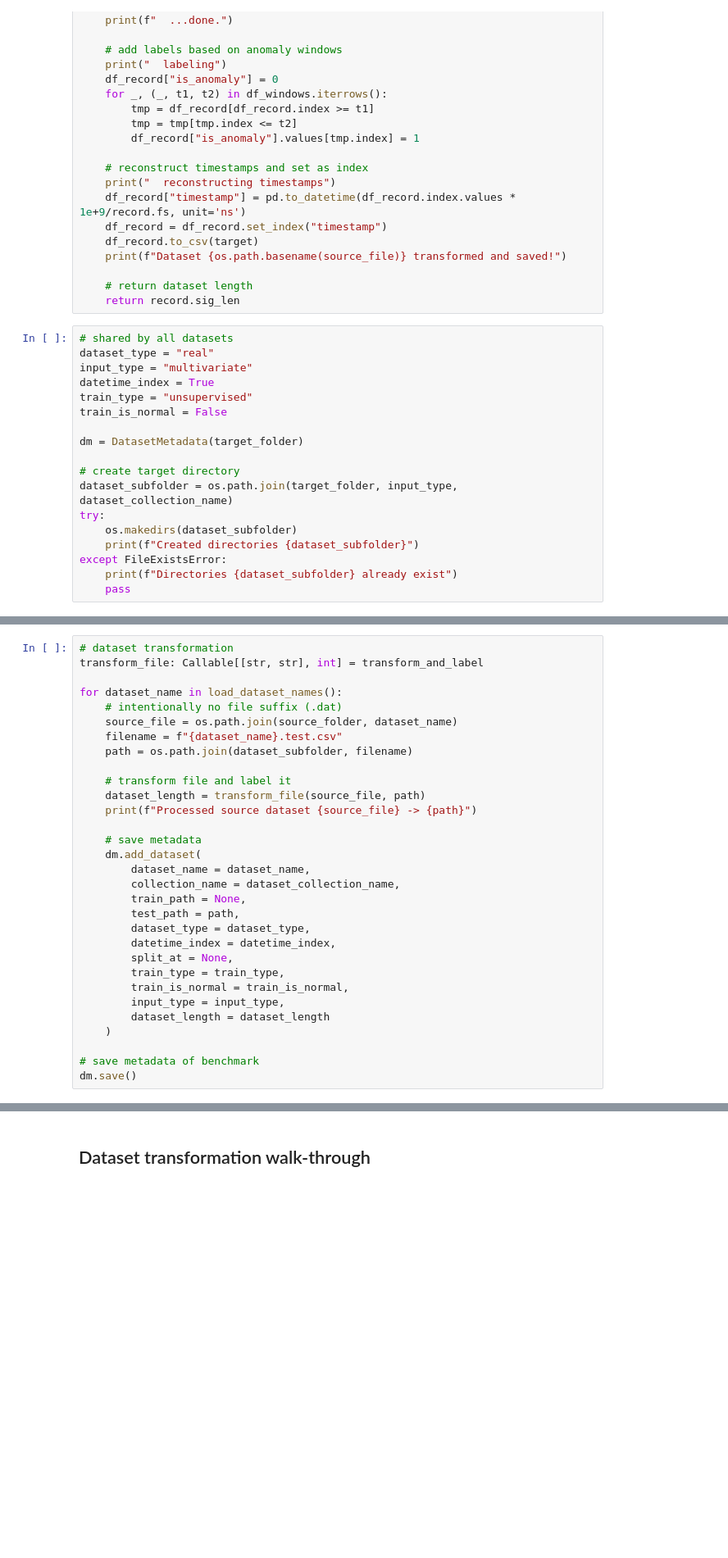
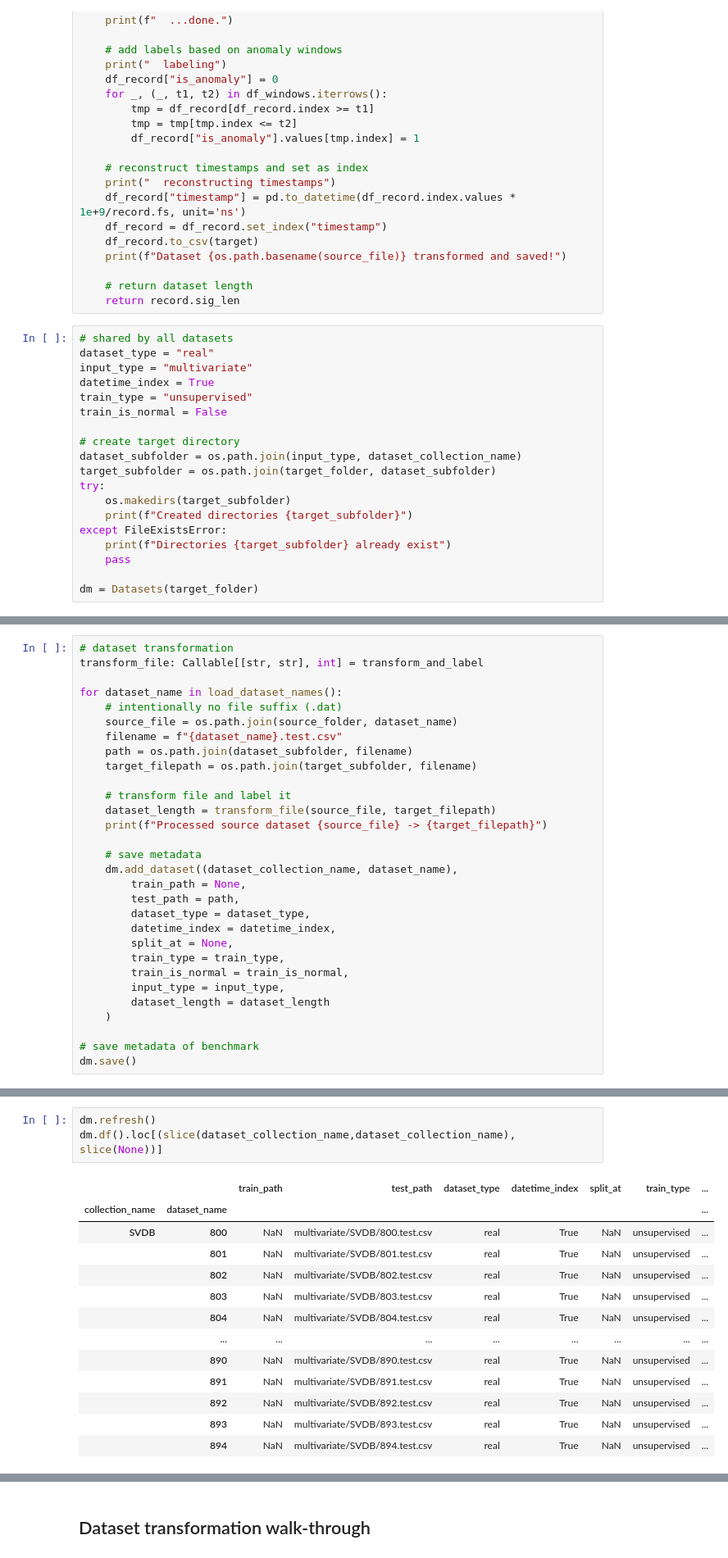
Before and after one commit to TimeEval/TimeEval, a Jupyter notebook: notebooks/data-prep/MIT-BIH Supraventricular Arrhythmia DB.ipynb, the cells around one changed output, grey strips where cells are left out. Shown: that part at 82% size. Cells and saved outputs as stored; diff of their text form; blank space fills up the shorter version.

```diff
--- a/notebooks/data-prep/MIT-BIH Supraventricular Arrhythmia DB.ipynb
+++ b/notebooks/data-prep/MIT-BIH Supraventricular Arrhythmia DB.ipynb
@@ -212,14 +115,15 @@ datetime_index = True
 train_type = "unsupervised"
 train_is_normal = False
 
-dm = DatasetMetadata(target_folder)
+# create target directory
+dataset_subfolder = os.path.join(input_type, dataset_collection_name)
+target_subfolder = os.path.join(target_folder, dataset_subfolder)
+try:
+    os.makedirs(target_subfolder)
+    print(f"Created directories {target_subfolder}")
+except FileExistsError:
+    print(f"Directories {target_subfolder} already exist")
+    pass
 
-# create target directory
-dataset_subfolder = os.path.join(target_folder, input_type, dataset_collection_name)
-try:
-    os.makedirs(dataset_subfolder)
-    print(f"Created directories {dataset_subfolder}")
-except FileExistsError:
-    print(f"Directories {dataset_subfolder} already exist")
-    pass
+dm = Datasets(target_folder)
 # %% [output]
@@ -233,15 +137,14 @@ for dataset_name in load_dataset_names():
     source_file = os.path.join(source_folder, dataset_name)
     filename = f"{dataset_name}.test.csv"
     path = os.path.join(dataset_subfolder, filename)
+    target_filepath = os.path.join(target_subfolder, filename)
 
     # transform file and label it
-    dataset_length = transform_file(source_file, path)
-    print(f"Processed source dataset {source_file} -> {path}")
+    dataset_length = transform_file(source_file, target_filepath)
+    print(f"Processed source dataset {source_file} -> {target_filepath}")
 
     # save metadata
-    dm.add_dataset(
-        dataset_name = dataset_name,
-        collection_name = dataset_collection_name,
+    dm.add_dataset((dataset_collection_name, dataset_name),
         train_path = None,
         test_path = path,
         dataset_type = dataset_type,
@@ -293,0 +179,17 @@ dm._df
+# %%
+dm.refresh()
+dm.df().loc[(slice(dataset_collection_name,dataset_collection_name), slice(None))]
+# %% [output]
+|  |  | train_path | test_path | dataset_type | datetime_index | split_at | train_type | ... |
+| collection_name | dataset_name |  |  |  |  |  |  | ... |
+| SVDB | 800 | NaN | multivariate/SVDB/800.test.csv | real | True | NaN | unsupervised | ... |
+|  | 801 | NaN | multivariate/SVDB/801.test.csv | real | True | NaN | unsupervised | ... |
+|  | 802 | NaN | multivariate/SVDB/802.test.csv | real | True | NaN | unsupervised | ... |
+|  | 803 | NaN | multivariate/SVDB/803.test.csv | real | True | NaN | unsupervised | ... |
+|  | 804 | NaN | multivariate/SVDB/804.test.csv | real | True | NaN | unsupervised | ... |
+|  | ... | ... | ... | ... | ... | ... | ... | ... |
+|  | 890 | NaN | multivariate/SVDB/890.test.csv | real | True | NaN | unsupervised | ... |
+|  | 891 | NaN | multivariate/SVDB/891.test.csv | real | True | NaN | unsupervised | ... |
+|  | 892 | NaN | multivariate/SVDB/892.test.csv | real | True | NaN | unsupervised | ... |
+|  | 893 | NaN | multivariate/SVDB/893.test.csv | real | True | NaN | unsupervised | ... |
+|  | 894 | NaN | multivariate/SVDB/894.test.csv | real | True | NaN | unsupervised | ... |
```
Also changed, not shown: parts of 28 cells of this notebook, 19 other files.
